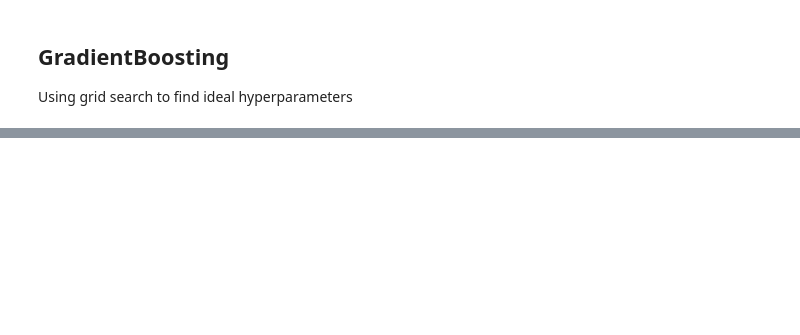
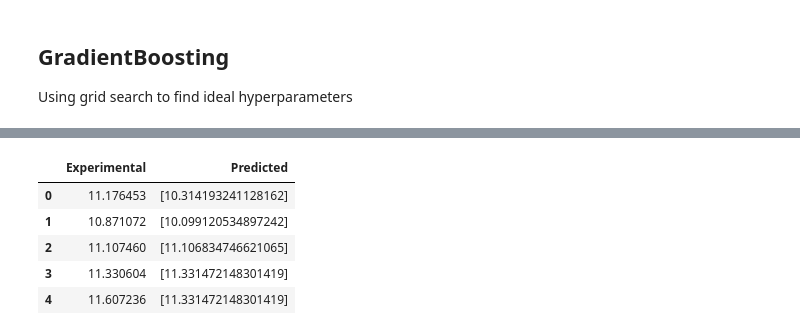
Before and after one commit to jtd1g16/HLCpredict, a Jupyter notebook: d_final_models.ipynb, the cells around one changed output, grey strips where cells are left out. Drawn from its saved outputs; the diff is of its cells as text; code cells hidden in the pictures; blank space fills up the shorter version.

```diff
--- a/d_final_models.ipynb
+++ b/d_final_models.ipynb
@@ -80,0 +143,17 @@ X_train, X_test, y_train, y_test = train_test_split(X, y, test_size=0.3)
+# %%
+pred_list = []
+for i in range(0, len(X[top_15_features_model])):
+    prediction = grad_boost.predict([X[top_15_features_model].iloc[i]])
+    pred_list.append(prediction)
+
+exp_vs_calc_gbr = pd.DataFrame(y)
+exp_vs_calc_gbr['Predicted'] = pred_list
+exp_vs_calc_gbr.rename({'Kh_first':'Experimental'}, inplace=True, axis=1)
+exp_vs_calc_gbr.head()
+# %% [output]
+|  | Experimental | Predicted |
+| 0 | 11.176453 | [10.314193241128162] |
+| 1 | 10.871072 | [10.099120534897242] |
+| 2 | 11.107460 | [11.106834746621065] |
+| 3 | 11.330604 | [11.331472148301419] |
+| 4 | 11.607236 | [11.331472148301419] |
```
Also changed, not shown: parts of 16 cells of this notebook, 1 other file.
